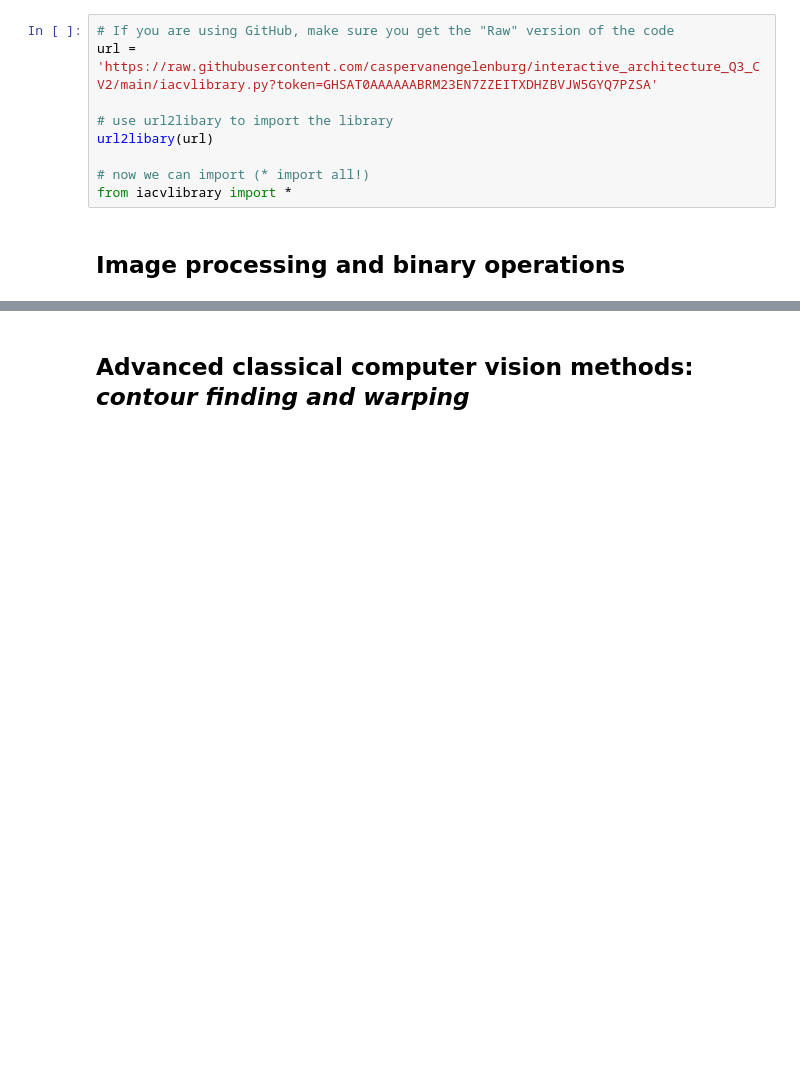
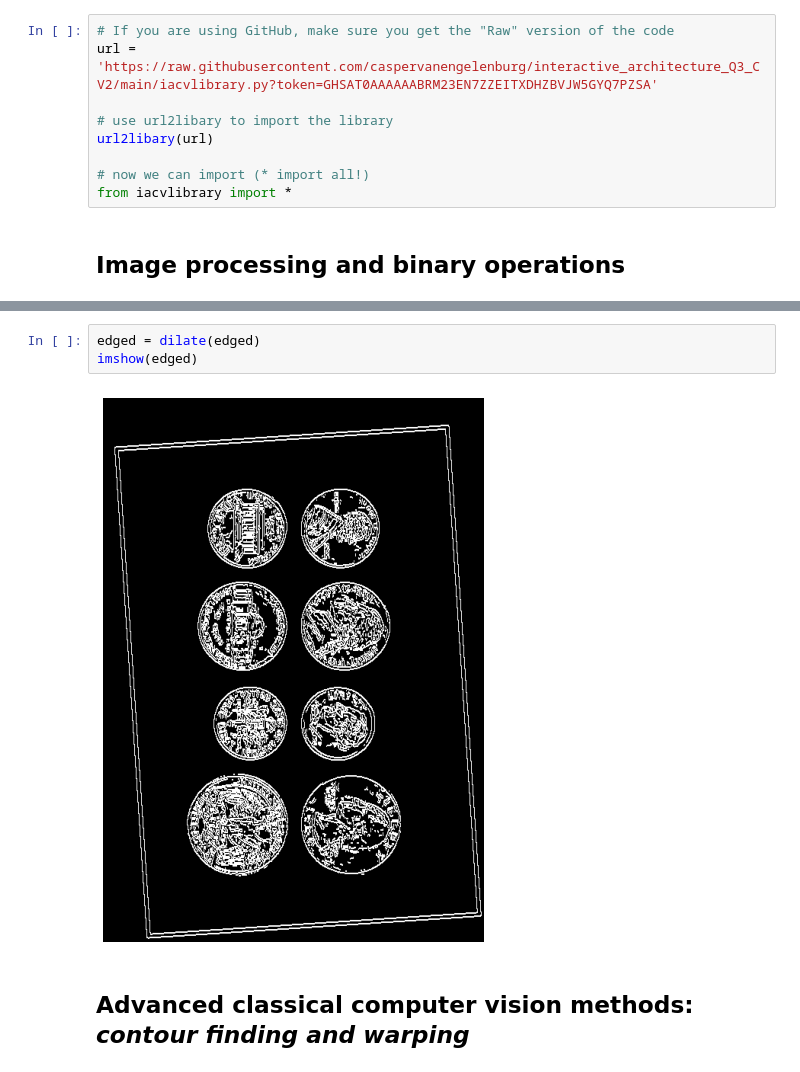
Before and after one commit to caspervanengelenburg/CV-sessions-IAP-course, a Jupyter notebook: interactive_architecture_Q3_CV2_guide.ipynb, the cells around one changed output, grey strips where cells are left out. Drawn from its saved outputs; the diff is of its cells as text; blank space fills up the shorter version.

```diff
--- a/interactive_architecture_Q3_CV2_guide.ipynb
+++ b/interactive_architecture_Q3_CV2_guide.ipynb
@@ -120,3 +164,8 @@ imshow(img)
+# %%
+edged = dilate(edged)
+imshow(edged)
+# %% [output]
+[figure, added]
 # %% [markdown]
 <a name="advanced"></a>
 ## Advanced classical computer vision methods: *contour finding and warping*
```
Also changed, not shown: parts of 15 cells of this notebook.
